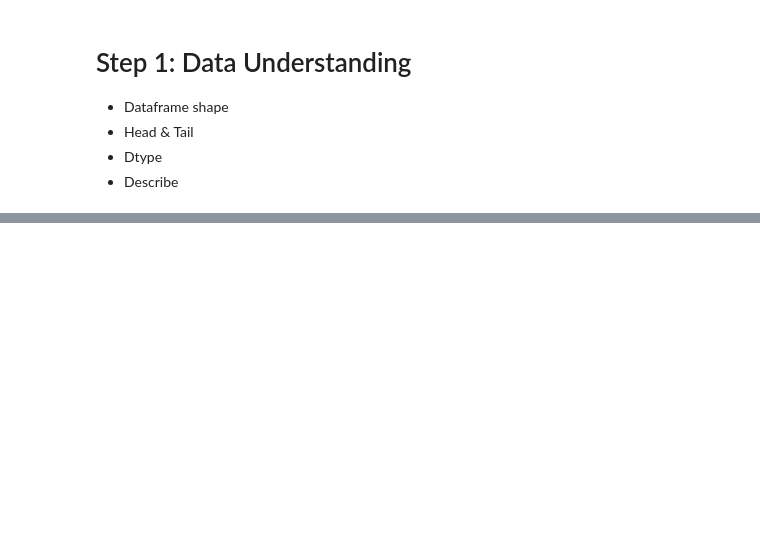
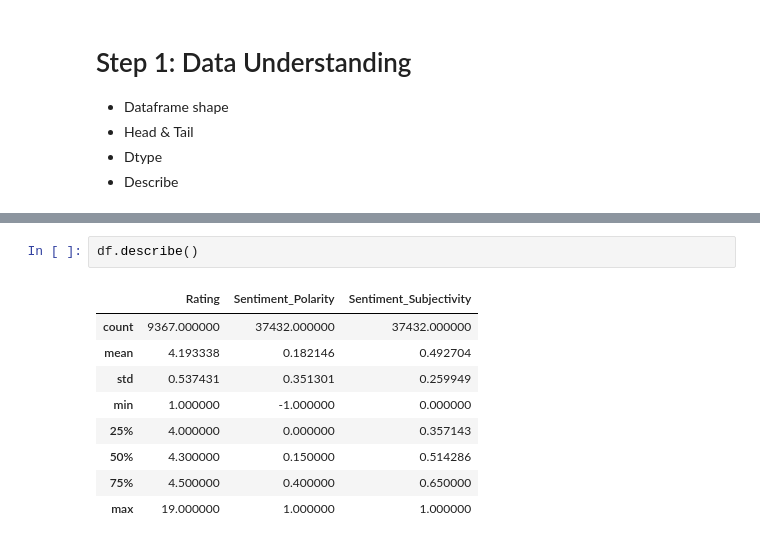
Before and after one commit to saketvaibhav7114/EDA-on-Playstore-App, a Jupyter notebook: EDA_on_Play_Store_App_Review_Analysis.ipynb, the cells around one changed output, grey strips where cells are left out. Cells and saved outputs as stored; diff of their text form; blank space fills up the shorter version.

```diff
--- a/EDA_on_Play_Store_App_Review_Analysis.ipynb
+++ b/EDA_on_Play_Store_App_Review_Analysis.ipynb
@@ -59,0 +79,12 @@ memory usage: 1.1+ MB
+# %%
+df.describe()
+# %% [output]
+|  | Rating | Sentiment_Polarity | Sentiment_Subjectivity |
+| count | 9367.000000 | 37432.000000 | 37432.000000 |
+| mean | 4.193338 | 0.182146 | 0.492704 |
+| std | 0.537431 | 0.351301 | 0.259949 |
+| min | 1.000000 | -1.000000 | 0.000000 |
+| 25% | 4.000000 | 0.000000 | 0.357143 |
+| 50% | 4.300000 | 0.150000 | 0.514286 |
+| 75% | 4.500000 | 0.400000 | 0.650000 |
+| max | 19.000000 | 1.000000 | 1.000000 |
```
Also changed, not shown: parts of 6 cells of this notebook.
